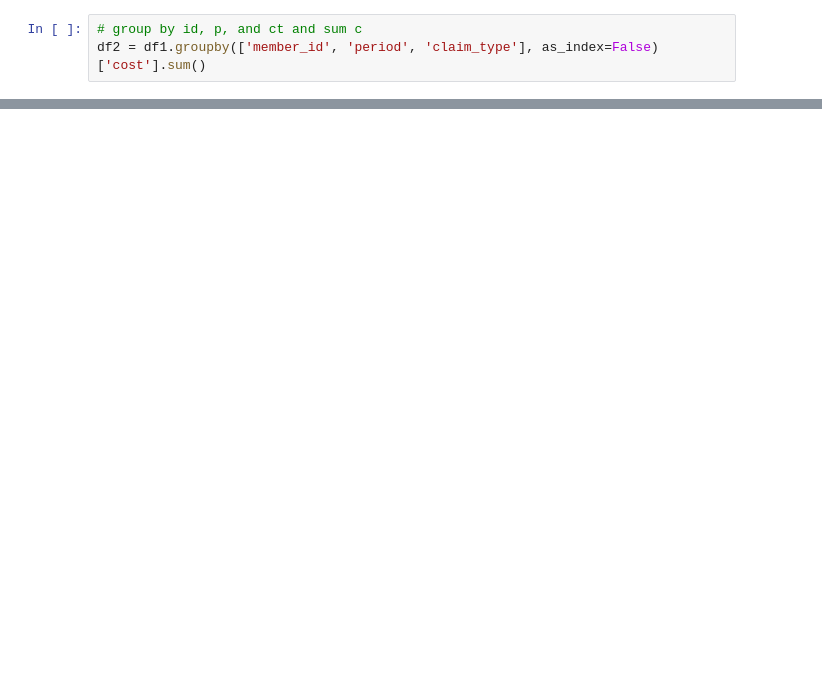
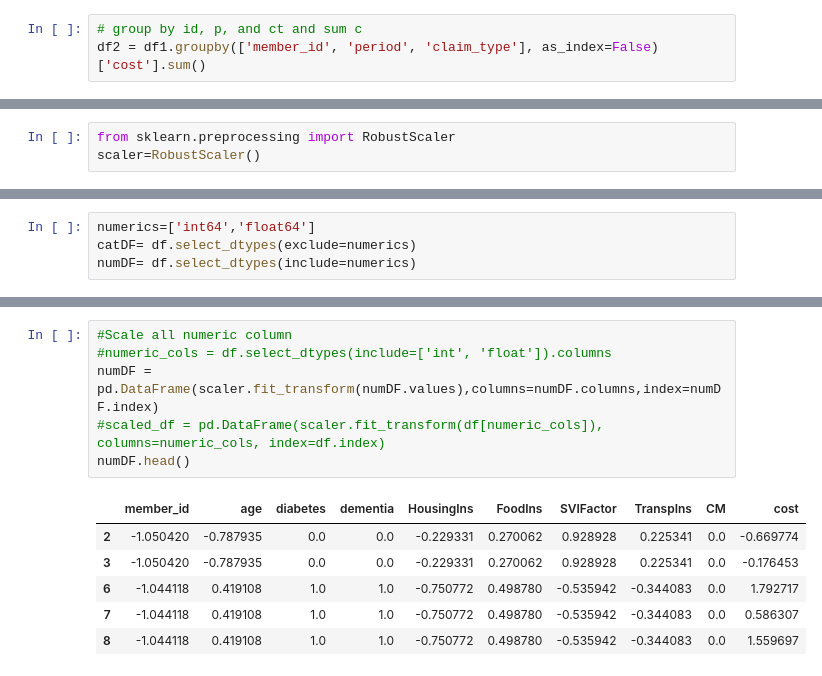
Before and after one commit to taniahdez75/st, a Jupyter notebook: Homework3_Tania.ipynb, the cells around one changed output, grey strips where cells are left out. Drawn from its saved outputs; the diff is of its cells as text; blank space fills up the shorter version.

```diff
--- a/Homework3_Tania.ipynb
+++ b/Homework3_Tania.ipynb
@@ -148,0 +277,3 @@ print(df_left_join)
+# %%
+from sklearn.preprocessing import RobustScaler
+scaler=RobustScaler()
@@ -148,0 +298,4 @@ print(df_left_join)
+# %%
+numerics=['int64','float64']
+catDF= df.select_dtypes(exclude=numerics)
+numDF= df.select_dtypes(include=numerics)
@@ -148,0 +311,13 @@ print(df_left_join)
+# %%
+#Scale all numeric column
+#numeric_cols = df.select_dtypes(include=['int', 'float']).columns
+numDF = pd.DataFrame(scaler.fit_transform(numDF.values),columns=numDF.columns,index=numDF.index)
+#scaled_df = pd.DataFrame(scaler.fit_transform(df[numeric_cols]), columns=numeric_cols, index=df.index)
+numDF.head()
+# %% [output]
+|  | member_id | age | diabetes | dementia | HousingIns | FoodIns | SVIFactor | TranspIns | CM | cost |
+| 2 | -1.050420 | -0.787935 | 0.0 | 0.0 | -0.229331 | 0.270062 | 0.928928 | 0.225341 | 0.0 | -0.669774 |
+| 3 | -1.050420 | -0.787935 | 0.0 | 0.0 | -0.229331 | 0.270062 | 0.928928 | 0.225341 | 0.0 | -0.176453 |
+| 6 | -1.044118 | 0.419108 | 1.0 | 1.0 | -0.750772 | 0.498780 | -0.535942 | -0.344083 | 0.0 | 1.792717 |
+| 7 | -1.044118 | 0.419108 | 1.0 | 1.0 | -0.750772 | 0.498780 | -0.535942 | -0.344083 | 0.0 | 0.586307 |
+| 8 | -1.044118 | 0.419108 | 1.0 | 1.0 | -0.750772 | 0.498780 | -0.535942 | -0.344083 | 0.0 | 1.559697 |
```
Also changed, not shown: parts of 28 cells of this notebook.
